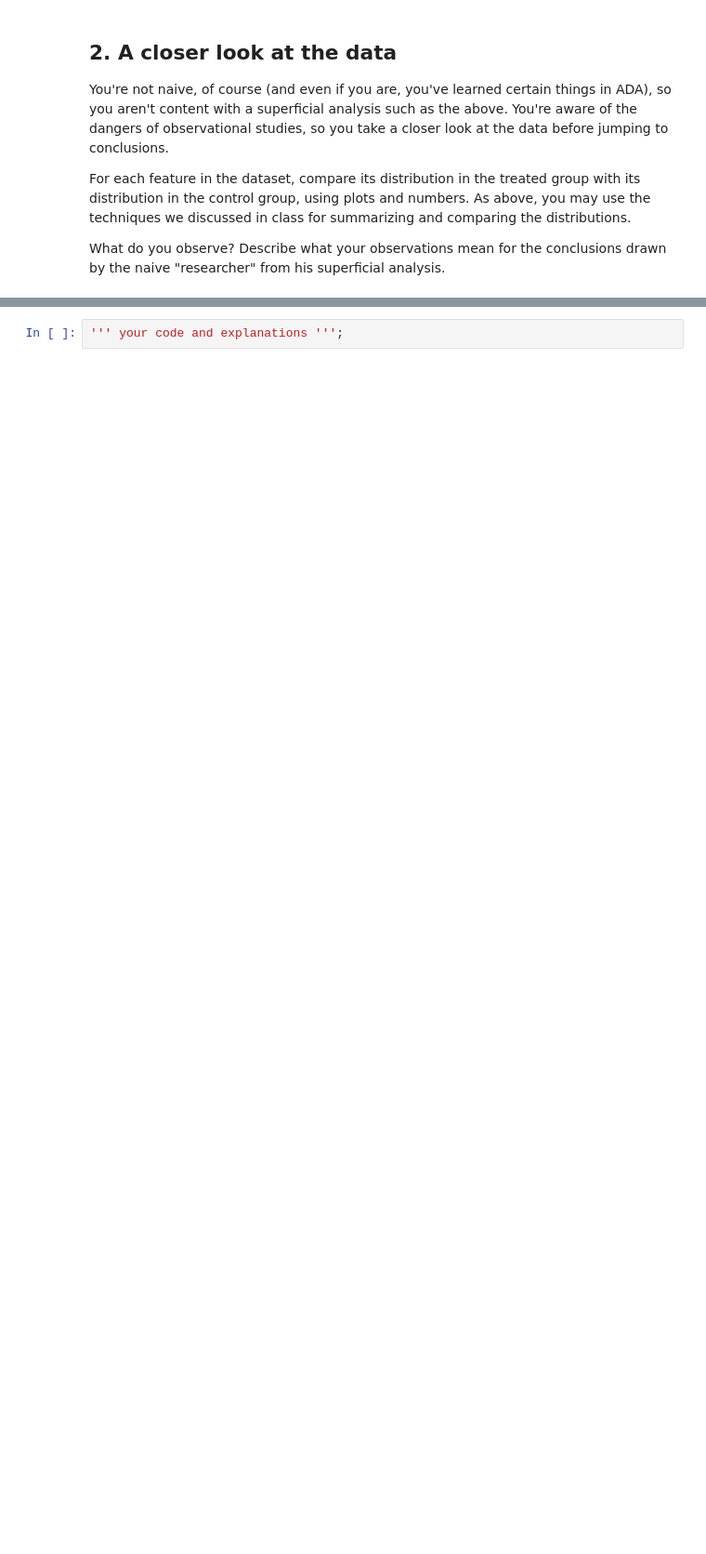
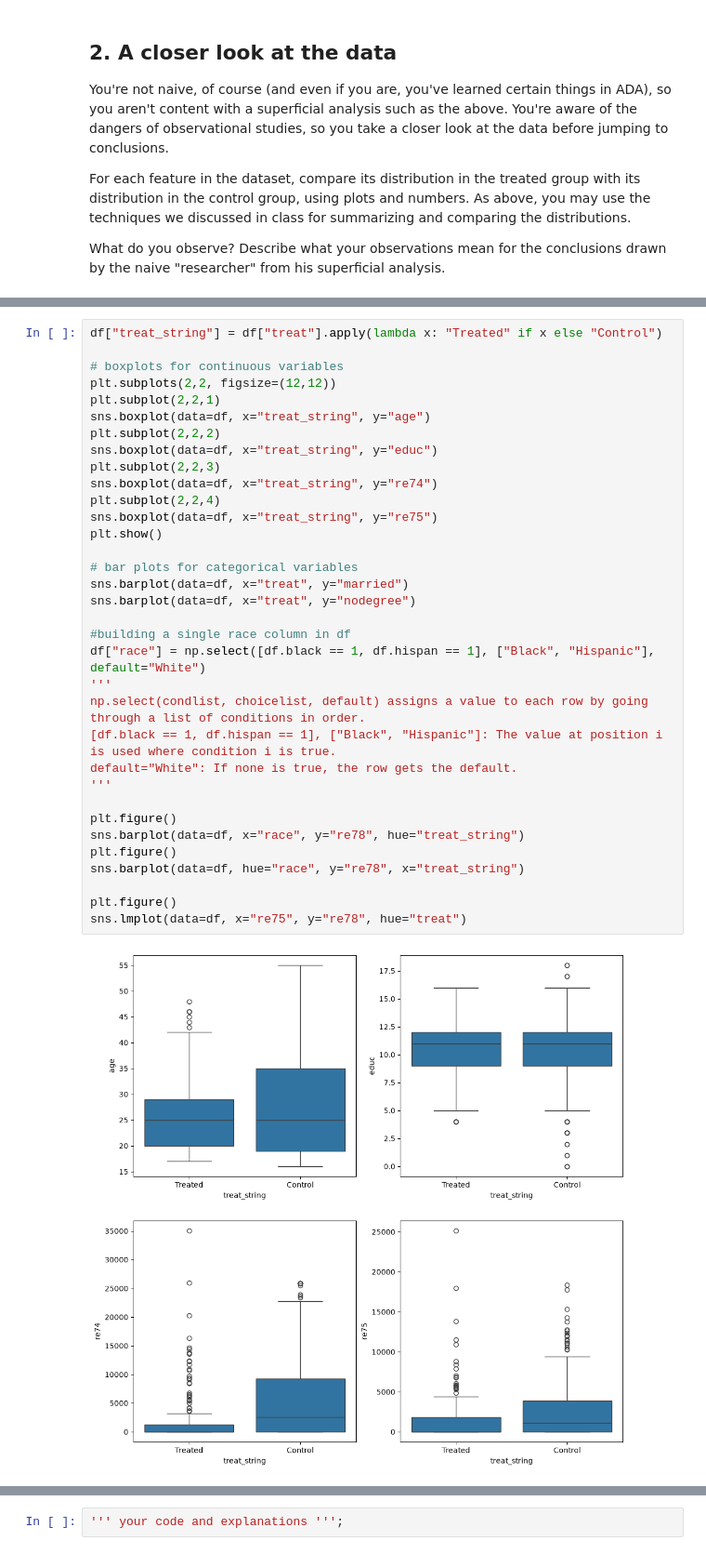
Before and after one commit to TimReuteler/ADA-2026, a Jupyter notebook: Exercises/05 - Causal analysis of observational data/Observational studies exercise.ipynb, the cells around one changed output, grey strips where cells are left out. Shown at 93% size. Cells and saved outputs as stored; diff of their text form; blank space fills up the shorter version.

```diff
--- a/Exercises/05 - Causal analysis of observational data/Observational studies exercise.ipynb
+++ b/Exercises/05 - Causal analysis of observational data/Observational studies exercise.ipynb
@@ -71,0 +118,36 @@ Describe what your observations mean for the conclusions drawn by the naive "res
+# %%
+df["treat_string"] = df["treat"].apply(lambda x: "Treated" if x else "Control")
+
+# boxplots for continuous variables
+plt.subplots(2,2, figsize=(12,12))
+plt.subplot(2,2,1)
+sns.boxplot(data=df, x="treat_string", y="age")
+plt.subplot(2,2,2)
+sns.boxplot(data=df, x="treat_string", y="educ")
+plt.subplot(2,2,3)
+sns.boxplot(data=df, x="treat_string", y="re74")
+plt.subplot(2,2,4)
+sns.boxplot(data=df, x="treat_string", y="re75")
+plt.show()
+
+# bar plots for categorical variables
+sns.barplot(data=df, x="treat", y="married")
+sns.barplot(data=df, x="treat", y="nodegree")
+
+#building a single race column in df
+df["race"] = np.select([df.black == 1, df.hispan == 1], ["Black", "Hispanic"], default="White")
+'''
+np.select(condlist, choicelist, default) assigns a value to each row by going through a list of conditions in order.
+[df.black == 1, df.hispan == 1], ["Black", "Hispanic"]: The value at position i is used where condition i is true.
+default="White": If none is true, the row gets the default.
+'''
+
+plt.figure()
+sns.barplot(data=df, x="race", y="re78", hue="treat_string")
+plt.figure()
+sns.barplot(data=df, hue="race", y="re78", x="treat_string")
+
+plt.figure()
+sns.lmplot(data=df, x="re75", y="re78", hue="treat")
+# %% [output]
+[figure, added]
```
Also changed, not shown: parts of 5 cells of this notebook.
